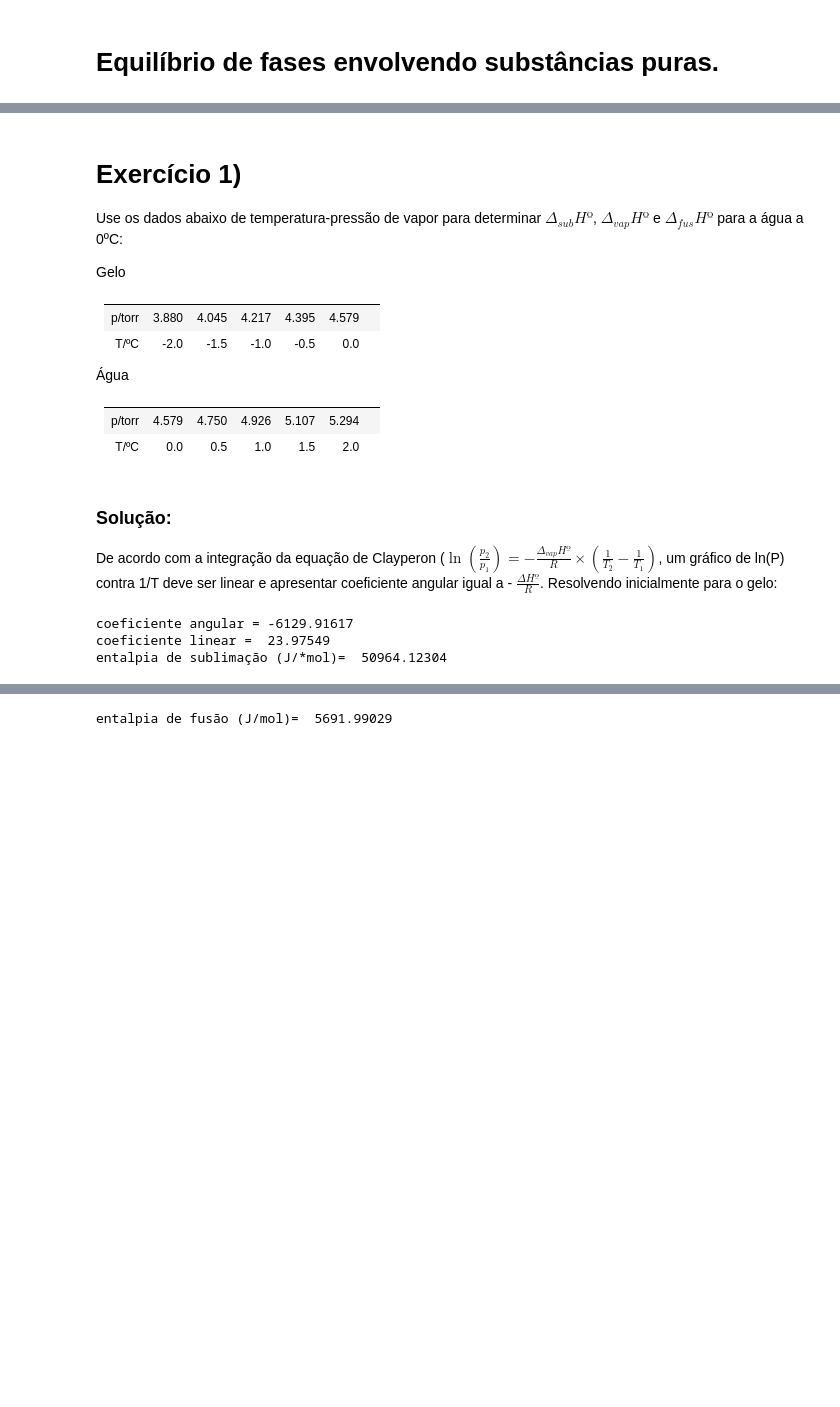
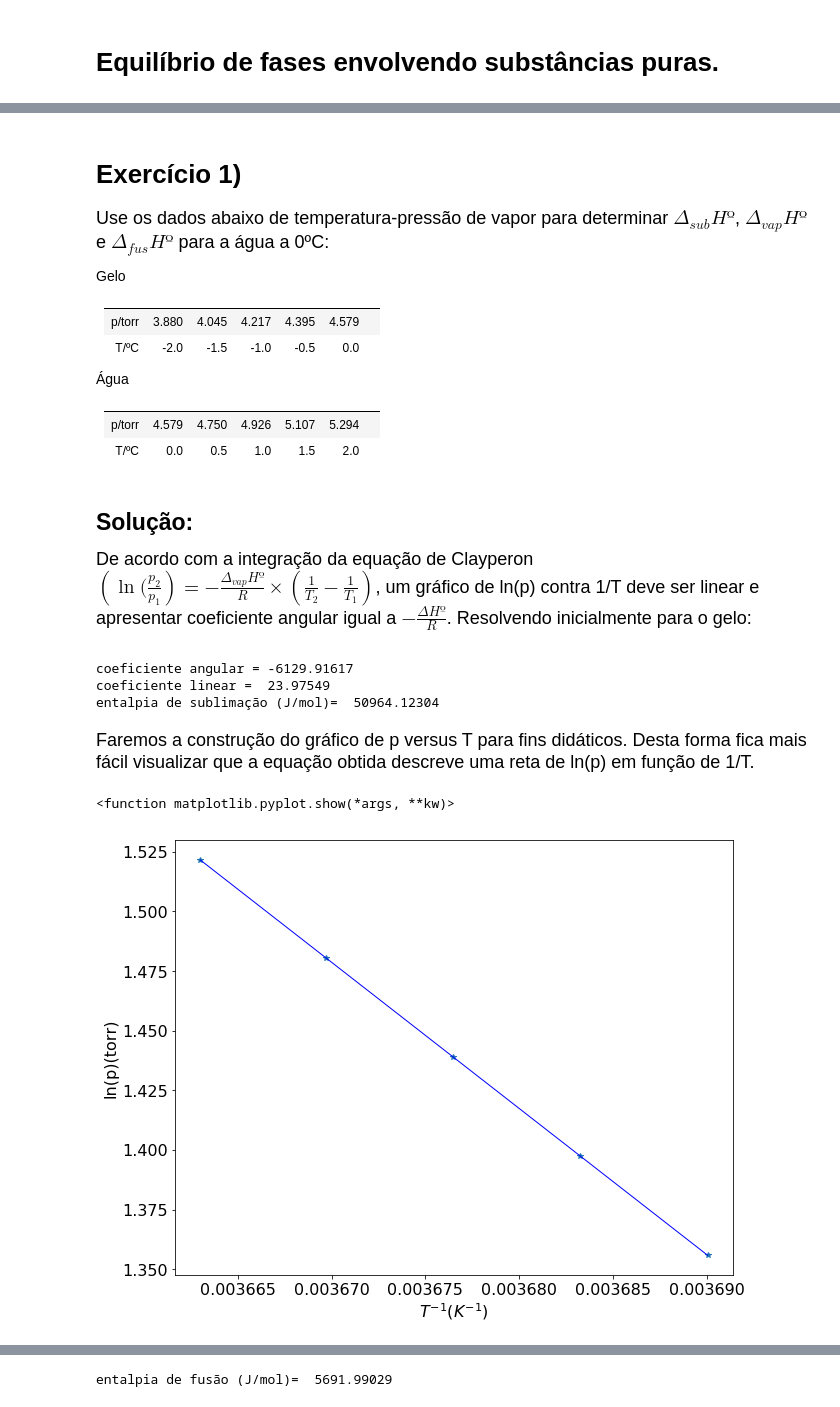
Before and after one commit to leobap01/ebook-fisico-quimica, a Jupyter notebook: _sources/Eq_Fases_puros.ipynb, the cells around one changed output, grey strips where cells are left out. Saved outputs shown, nothing was run; the diff lists cells and outputs as text; code cells hidden in the pictures; blank space fills up the shorter version.

```diff
--- a/_sources/Eq_Fases_puros.ipynb
+++ b/_sources/Eq_Fases_puros.ipynb
@@ -25,7 +49,7 @@ import numpy as np
 import matplotlib.pyplot as plt
 # %% [markdown]
 # Exercício 1)
-Use os dados abaixo de temperatura-pressão de vapor para determinar $\Delta_{sub} Hº$, $\Delta_{vap} Hº$ e $\Delta_{fus} Hº$ para a água a 0ºC:
+<font size ="4"> Use os dados abaixo de temperatura-pressão de vapor para determinar $\Delta_{sub} Hº$, $\Delta_{vap} Hº$ e $\Delta_{fus} Hº$ para a água a 0ºC:
 
 Gelo
 
@@ -39,17 +63,19 @@ Gelo
 |   |   |   |   |   |   |   |
 |---|---|---|---|---|---|---|
 |p/torr | 4.579 | 4.750 | 4.926 | 5.107 | 5.294
-|T/ºC | 0.0 | 0.5 | 1.0 | 1.5 | 2.0
+|T/ºC | 0.0 | 0.5 | 1.0 | 1.5 | 2.0 <font>
 # %% [markdown]
+<font size ="4">
+
 ### Solução:
-De acordo com a integração  da equação de Clayperon ($ \ln(\frac{p_2}{p_1}) = - \frac{\Delta_{vap} Hº}{R} \times (\frac{1}{T_2}-\frac{1}{T_1})$, um gráfico de ln(P) contra 1/T deve ser linear e apresentar coeficiente angular igual a - $\frac{\Delta Hº}{R}$.
-Resolvendo inicialmente para o gelo:
+De acordo com a integração  da equação de Clayperon $ \left ( \ln(\frac{p_2}{p_1} \right) = - \frac{\Delta_{vap} Hº}{R} \times \left ( \frac{1}{T_2}-\frac{1}{T_1} \right )$, um gráfico de ln(p) contra 1/T deve ser linear e apresentar coeficiente angular igual a $-\frac{\Delta Hº}{R}$.
+Resolvendo inicialmente para o gelo: <font>
 # %%
 # Definindo os vetores que serão plotados
 # Resolvendo para o gelo
 
-p = np.array([  3.880 , 4.045 , 4.217 , 4.395 , 4.579])
-t_celsius = np.array([ -2.0 , -1.5 , -1.0 , -0.5 , 0.0])
+p = np.array([  3.880 , 4.045 , 4.217 , 4.395 , 4.579]) #torr
+t_celsius = np.array([ -2.0 , -1.5 , -1.0 , -0.5 , 0.0]) #ºC
 T = 273 + t_celsius
 
 lnP = np.log(p)
@@ -64,8 +90,24 @@ DH_sub = -8.314*z[0] # calculando deltaH de sublimação
 
 print('coeficiente angular = ' + format(z[0] , ' 6.5f'))
 print('coeficiente linear = ' + format(z[1] , ' 6.5f'))
-print('entalpia de sublimação (J/*mol)= ' + format(DH_sub , ' 6.5f'))
+print('entalpia de sublimação (J/mol)= ' + format(DH_sub , ' 6.5f'))
 # %% [output]
 coeficiente angular = -6129.91617
 coeficiente linear =  23.97549
-entalpia de sublimação (J/*mol)=  50964.12304
+entalpia de sublimação (J/mol)=  50964.12304
+# %% [markdown]
+<font size ="4">Faremos a construção do gráfico de p versus T para fins didáticos. Desta forma fica mais fácil visualizar que a equação obtida descreve uma reta de ln(p) em função de 1/T. <font>
+# %%
+# Criando os gráficos
+# estes dois parâmetros precisam aparecer antes da definição do plot
+plt.rcParams.update({'font.size': 16}) #define o tamanho da fonte
+plt.figure(figsize=(10,8)) #define as dimensões do gráfico
+
+plt.plot(iT,lnP,'*')
+plt.plot(iT,y(iT), color='blue', linewidth=1)
+plt.xlabel(r'$T^{-1} (K^{-1} )$')
+plt.ylabel('ln(p)(torr)')
+plt.show
+# %% [output]
+<function matplotlib.pyplot.show(*args, **kw)>
+[figure, added]
```
Also changed, not shown: parts of 16 cells of this notebook, 31 other files.
